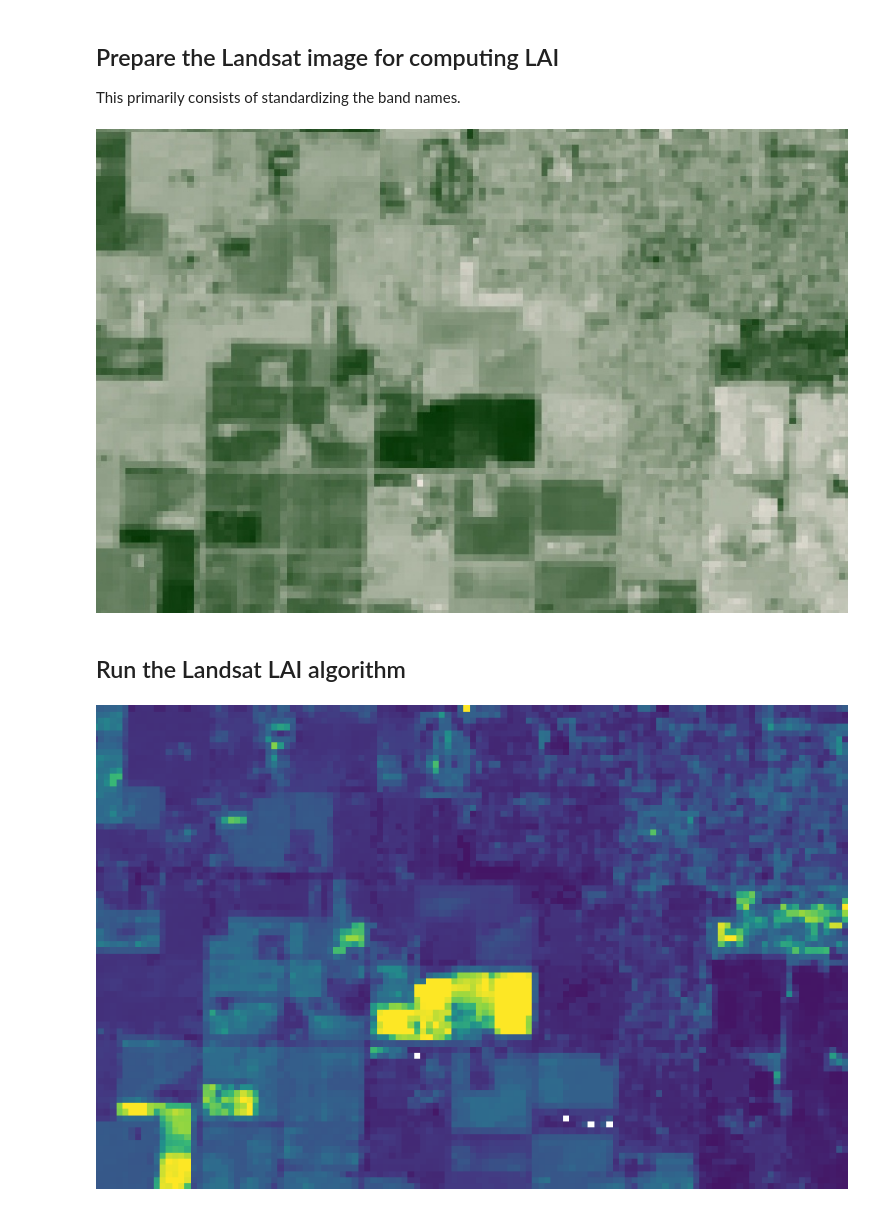
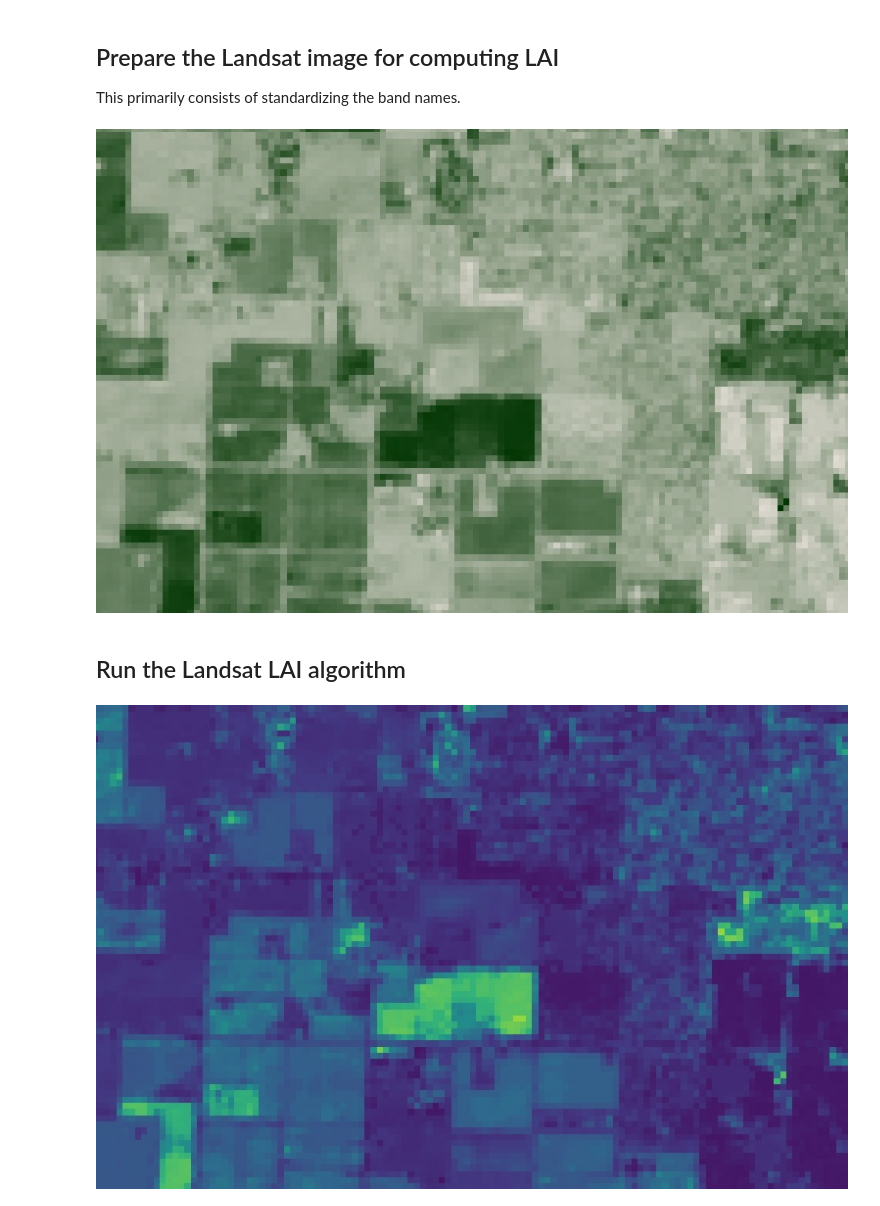
Before and after one commit to Open-ET/openet-landsat-lai, a Jupyter notebook: examples/landsat_lai_static.ipynb, the cells around one changed output. Drawn from its saved outputs; the diff is of its cells as text; code cells hidden in the pictures.

```diff
--- a/examples/landsat_lai_static.ipynb
+++ b/examples/landsat_lai_static.ipynb
@@ -15,10 +15,11 @@ ndvi_palette = ['EFE7E1', '003300']
 
 image_size = 768
 # %%
-# landsat_id = 'LC08_044033_20170918'  # Cloudy, some clear areas over northern CV
 landsat_id = 'LC08_042034_20180705'  # Clear
-landsat_sr_img = ee.Image('LANDSAT/LC08/C01/T1_SR/{}'.format(landsat_id))
-landsat_crs = landsat_sr_img.select('B3').projection().getInfo()['crs']
+# landsat_id = 'LC08_044033_20170716'  # pytest scene
+
+landsat_img = ee.Image(f'LANDSAT/LC08/C02/T1_L2/{landsat_id}')
+landsat_crs = landsat_img.select('SR_B3').projection().getInfo()['crs']
 # %%
 site_xy = [-120.105, 36.95]
 # site_xy = [-120.10237, 36.946608]
@@ -40,26 +41,37 @@ Image(url=image_url, embed=True, format='png')
 
 This primarily consists of standardizing the band names.
 # %%
-# Copied from PTJPL Image.from_landsat_c1_sr()
-# CGM - The "SATELLITE" property must be set on the image for the algorithm to work
+# "Prep" the Landsat image
+# This same functionality is in the Landsat module/class
+# Note, the reflectance values are intentionally being scaled by 10000 to
+#   match the original Collection 1 SR scaling used in the training
 input_bands = ee.Dictionary({
-    'LANDSAT_5': ['B1', 'B2', 'B3', 'B4', 'B5', 'B7', 'B6', 'pixel_qa'],
-    'LANDSAT_7': ['B1', 'B2', 'B3', 'B4', 'B5', 'B7', 'B6', 'pixel_qa'],
-    'LANDSAT_8': ['B2', 'B3', 'B4', 'B5', 'B6', 'B7', 'B10', 'pixel_qa']})
-output_bands = ['blue', 'green', 'red', 'nir', 'swir1', 'swir2', 'tir', 'pixel_qa']
-spacecraft_id = ee.String(landsat_sr_img.get('SATELLITE'))
-prep_img = landsat_sr_img \
-    .select(input_bands.get(spacecraft_id), output_bands) \
-    .multiply([0.0001, 0.0001, 0.0001, 0.0001, 0.0001, 0.0001, 0.1, 1]) \
-    .set({'system:index': landsat_sr_img.get('system:index'),
-          'system:time_start': landsat_sr_img.get('system:time_start'),
-          'system:id': landsat_sr_img.get('system:id'),
-          'SATELLITE': spacecraft_id,
-         })
+    'LANDSAT_5': ['SR_B1', 'SR_B2', 'SR_B3', 'SR_B4', 'SR_B5', 'SR_B7', 'QA_PIXEL'],
+    'LANDSAT_7': ['SR_B1', 'SR_B2', 'SR_B3', 'SR_B4', 'SR_B5', 'SR_B7', 'QA_PIXEL'],
+    'LANDSAT_8': ['SR_B2', 'SR_B3', 'SR_B4', 'SR_B5', 'SR_B6', 'SR_B7', 'QA_PIXEL'],
+    'LANDSAT_9': ['SR_B2', 'SR_B3', 'SR_B4', 'SR_B5', 'SR_B6', 'SR_B7', 'QA_PIXEL'],
+})
+output_bands = ['blue', 'green', 'red', 'nir', 'swir1', 'swir2', 'qa']
+spacecraft_id = ee.String(landsat_img.get('SPACECRAFT_ID'))
+prep_img = (
+    landsat_img.select(input_bands.get(spacecraft_id), output_bands)
+    .multiply([0.0000275, 0.0000275, 0.0000275, 0.0000275, 0.0000275, 0.0000275, 1])
+    .add([-0.2, -0.2, -0.2, -0.2, -0.2, -0.2, 0])
+    .divide([0.0001, 0.0001, 0.0001, 0.0001, 0.0001, 0.0001, 1])
+    .set({
+        'system:index': landsat_img.get('system:index'),
+        'system:time_start': landsat_img.get('system:time_start'),
+        'system:id': landsat_img.get('system:id'),
+        'SPACECRAFT_ID': spacecraft_id,
+        'SOLAR_AZIMUTH_ANGLE': ee.Number(landsat_img.get('SUN_AZIMUTH')),
+        'SOLAR_ZENITH_ANGLE': ee.Number(landsat_img.get('SUN_ELEVATION'))
+            .multiply(-1).add(90),
+    })
+)
 
 image_url = prep_img.normalizedDifference(['nir', 'red']).select(['nd'], ['ndvi']) \
     .getThumbURL({'min': -0.1, 'max': 0.9, 'palette': ndvi_palette,
                   'dimensions':image_size, 'region': study_region})
 Image(url=image_url, embed=True, format='png')
 # %% [output]
-[figure, old version]
+[figure, new version]
@@ -67,18 +87,16 @@ Image(url=image_url, embed=True, format='png')
 ## Run the Landsat LAI algorithm
 # %%
 # Generate the LAI image
-# Right now the input image needs to be unscaled (raw) but renamed
-output_img = openet.lai.landsat.getLAIImage(
-    landsat_sr_img.select(input_bands.get(spacecraft_id), output_bands),
-    sensor=landsat_id.split('_')[0], nonveg=True)
+output_img = openet.lai.model.get_lai_image(
+    prep_img, sensor=landsat_id.split('_')[0], nonveg=True,
+)
 
-# pprint.pprint(landsat_sr_img.select(input_bands.get(spacecraft_id), output_bands).getInfo())
-# pprint.pprint(output_img.getInfo())
-
-image_url = output_img.select(['LAI'])\
-    .reproject(crs=landsat_crs, scale=30)\
+image_url = (
+    output_img.select(['LAI'])
+    .reproject(crs=landsat_crs, scale=30)
     .getThumbURL({'min': 0, 'max': 4, 'palette': viridis_palette,
                   'dimensions':image_size, 'region': study_region})
+)
 Image(url=image_url, embed=True, format='png')
 # %% [output]
-[figure, old version]
+[figure, new version]
```
Also changed, not shown: parts of 8 cells of this notebook, 6 other files.
